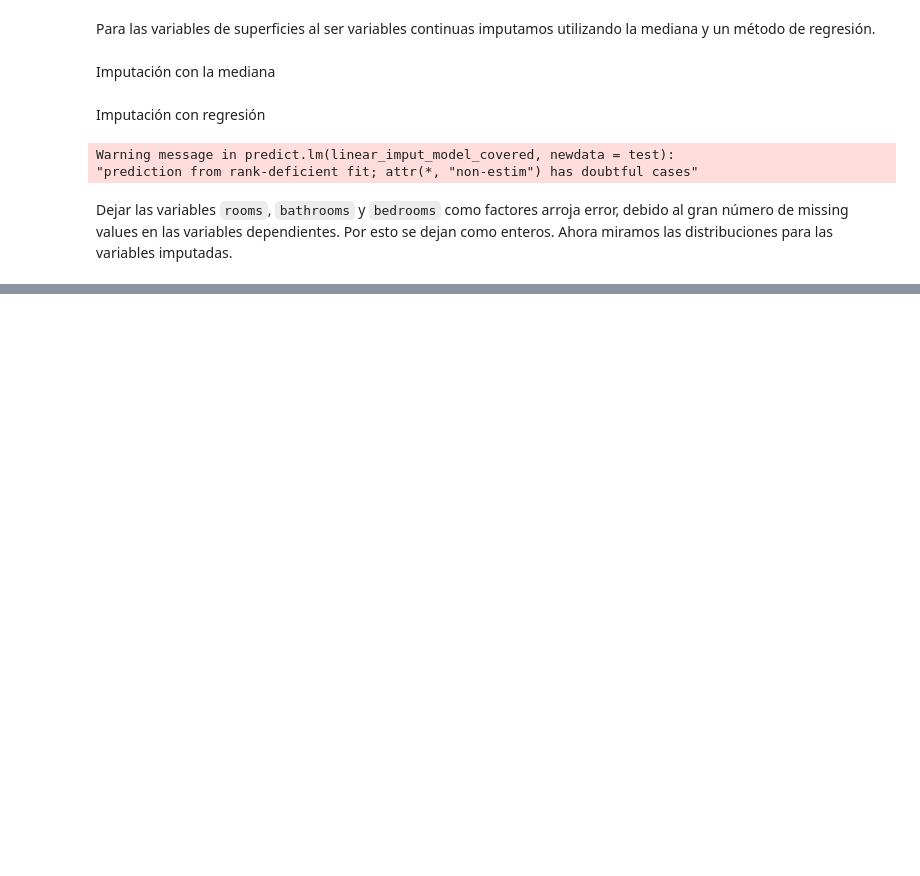
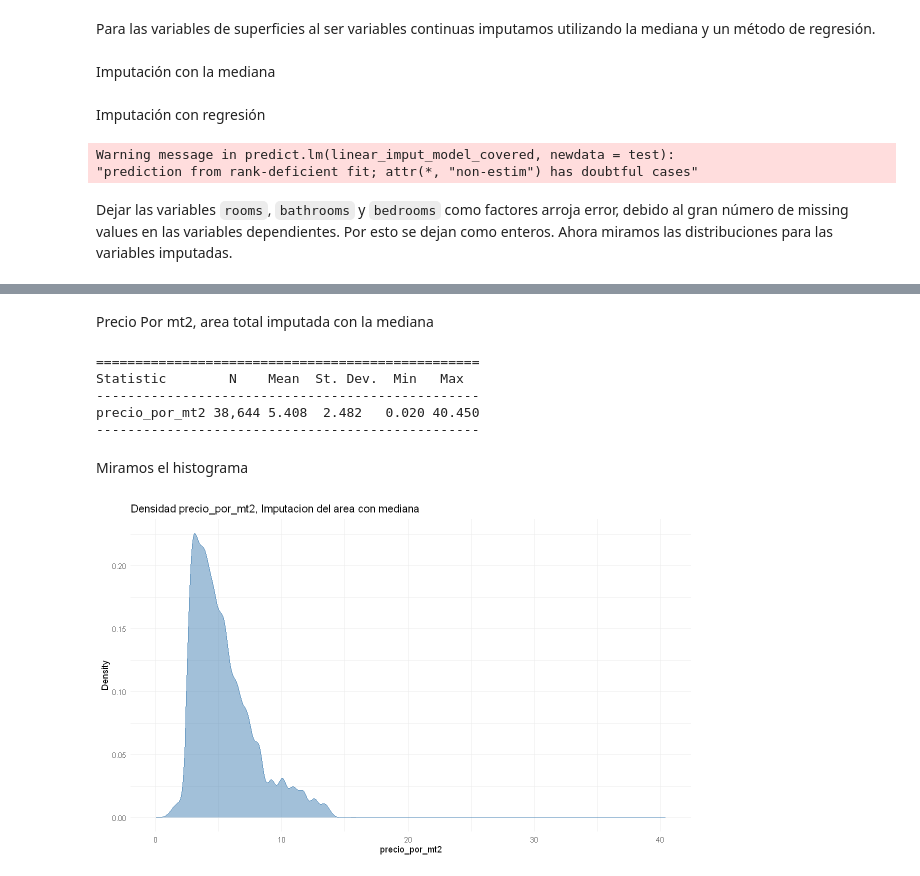
Before and after one commit to nicolozanoh/202510-MLBD-PS3, a Jupyter notebook: scripts/cuadernos/01_Limpieza_Datos.ipynb, the cells around one changed output, grey strips where cells are left out. Drawn from its saved outputs; the diff is of its cells as text; code cells hidden in the pictures; blank space fills up the shorter version.

```diff
--- a/scripts/cuadernos/01_Limpieza_Datos.ipynb
+++ b/scripts/cuadernos/01_Limpieza_Datos.ipynb
@@ -351,0 +358,33 @@ ggplot() +
+# %% [markdown]
+Precio Por mt2, area total imputada con la mediana
+# %%
+train <- train %>%
+  mutate(precio_por_mt2 = round(price / surface_total, 0))%>%
+  mutate(precio_por_mt2  =precio_por_mt2/1000000 )
+stargazer(train["precio_por_mt2"], type="text")
+# %% [output]
+=================================================
+Statistic        N    Mean  St. Dev.  Min   Max
+-------------------------------------------------
+precio_por_mt2 38,644 5.408  2.482   0.020 40.450
+-------------------------------------------------
+# %% [markdown]
+Miramos el histograma
+# %%
+ggplot() +
+    geom_density(
+        data = train,
+        aes(
+            x = precio_por_mt2,
+        ),
+        colour = "steelblue",
+        fill = "steelblue",
+        alpha = 0.5
+    ) +
+    labs(
+        title = "Densidad precio_por_mt2, Imputacion del area con mediana",
+        y = "Density"
+    ) +
+    theme_minimal()
+# %% [output]
+[figure, added]
```
Also changed, not shown: parts of 26 cells of this notebook, 5 other files.
